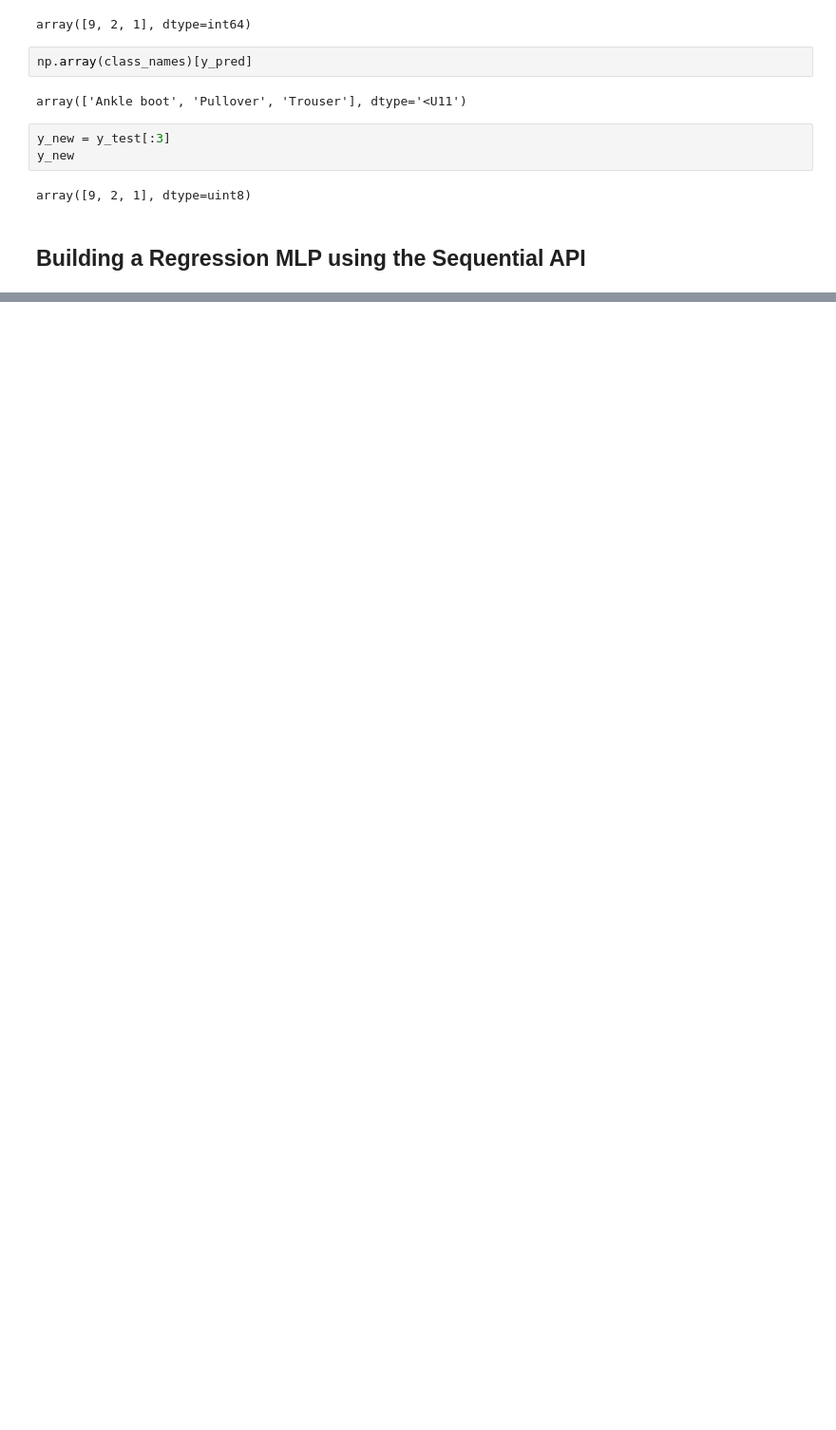
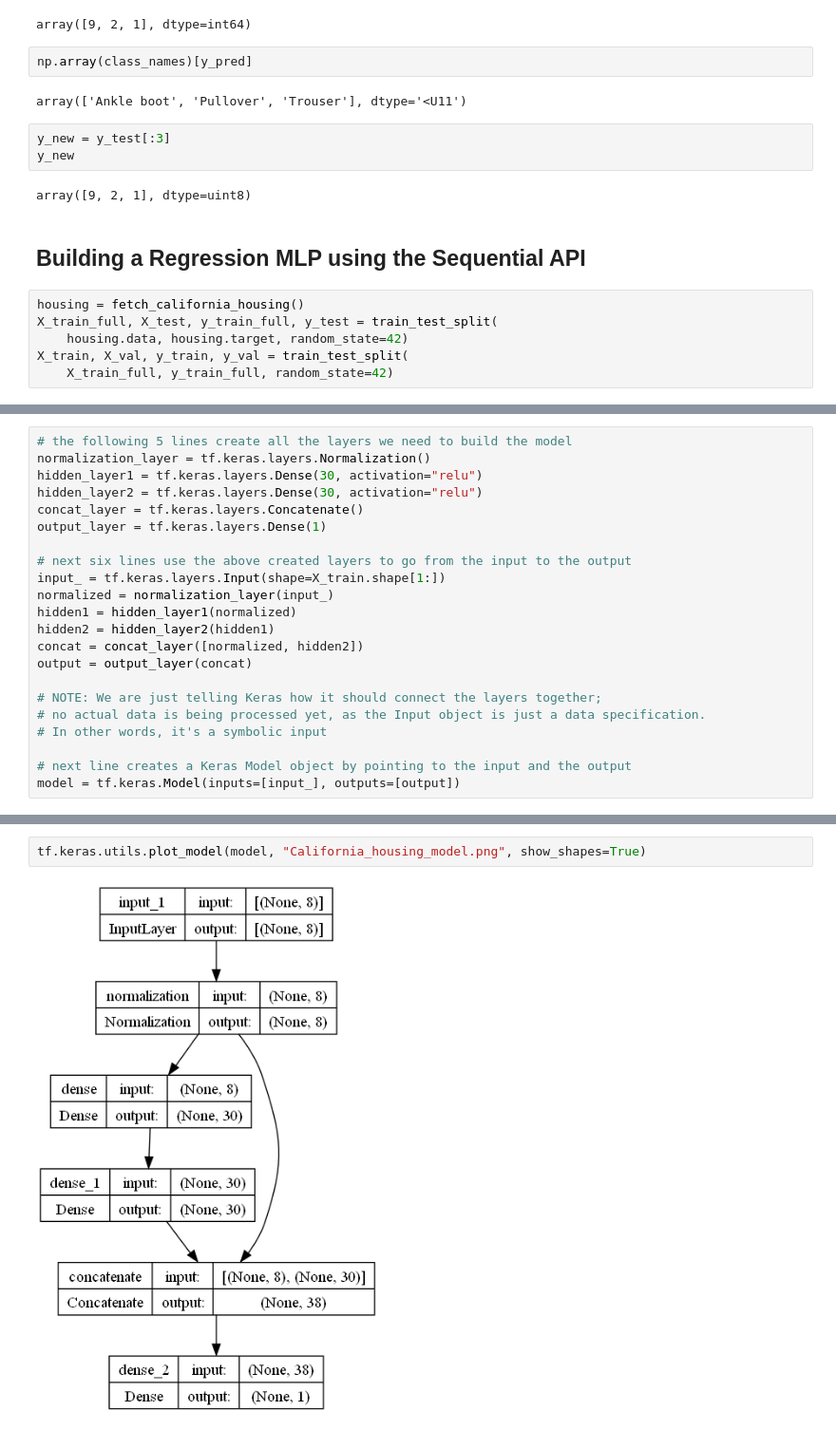
Before and after one commit to SiddharthYadav-v/ML-with-sklearn-keras-tf, a Jupyter notebook: 10_neural_nets_with_keras.ipynb, the cells around one changed output, grey strips where cells are left out. Shown: that part at 95% size. Drawn from its saved outputs; the diff is of its cells as text; blank space fills up the shorter version.

```diff
--- a/10_neural_nets_with_keras.ipynb
+++ b/10_neural_nets_with_keras.ipynb
@@ -438,3 +440,9 @@ y_new
 array([9, 2, 1], dtype=uint8)
 # %% [markdown]
 ## Building a Regression MLP using the Sequential API
+# %%
+housing = fetch_california_housing()
+X_train_full, X_test, y_train_full, y_test = train_test_split(
+    housing.data, housing.target, random_state=42)
+X_train, X_val, y_train, y_val = train_test_split(
+    X_train_full, y_train_full, random_state=42)
@@ -440,0 +505,22 @@ array([9, 2, 1], dtype=uint8)
+# %%
+# the following 5 lines create all the layers we need to build the model
+normalization_layer = tf.keras.layers.Normalization()
+hidden_layer1 = tf.keras.layers.Dense(30, activation="relu")
+hidden_layer2 = tf.keras.layers.Dense(30, activation="relu")
+concat_layer = tf.keras.layers.Concatenate()
+output_layer = tf.keras.layers.Dense(1)
+
+# next six lines use the above created layers to go from the input to the output
+input_ = tf.keras.layers.Input(shape=X_train.shape[1:])
+normalized = normalization_layer(input_)
+hidden1 = hidden_layer1(normalized)
+hidden2 = hidden_layer2(hidden1)
+concat = concat_layer([normalized, hidden2])
+output = output_layer(concat)
+
+# NOTE: We are just telling Keras how it should connect the layers together;
+# no actual data is being processed yet, as the Input object is just a data specification.
+# In other words, it's a symbolic input
+
+# next line creates a Keras Model object by pointing to the input and the output
+model = tf.keras.Model(inputs=[input_], outputs=[output])
@@ -440,0 +547,4 @@ array([9, 2, 1], dtype=uint8)
+# %%
+tf.keras.utils.plot_model(model, "California_housing_model.png", show_shapes=True)
+# %% [output]
+[figure, added]
```
Also changed, not shown: parts of 29 cells of this notebook, 4 other files.
